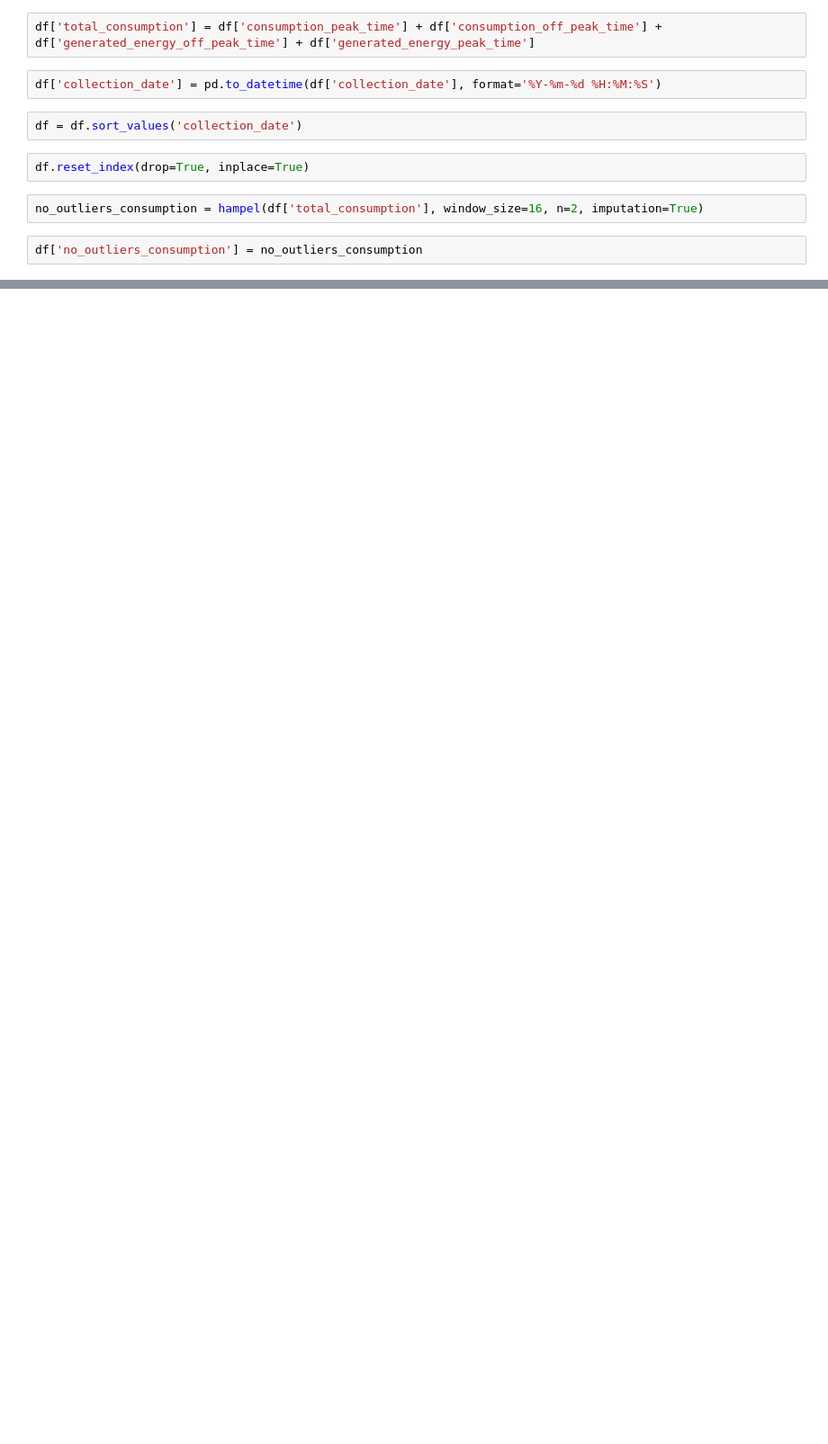
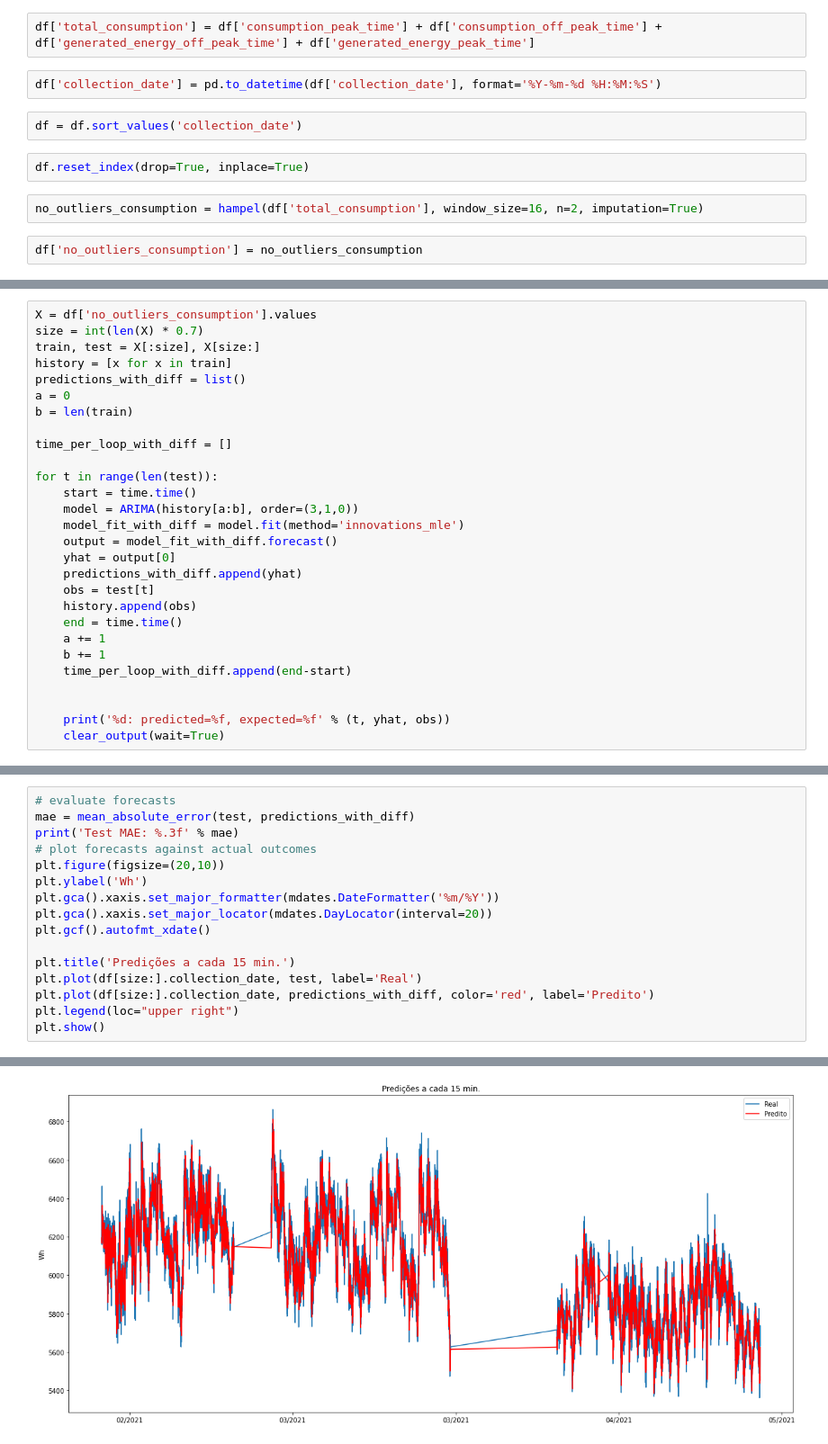
Before and after one commit to TCC-joaorobson-ViniciusBernardo/experiments_notebooks, a Jupyter notebook: ARIMA.ipynb, the cells around one changed output, grey strips where cells are left out. Shown: that part at 90% size. Cells and saved outputs as stored; diff of their text form; blank space fills up the shorter version.

Commit message:
Update notebooks and add model.json

```diff
--- a/ARIMA.ipynb
+++ b/ARIMA.ipynb
@@ -94,0 +121,28 @@ plt.show()
+# %%
+X = df['no_outliers_consumption'].values
+size = int(len(X) * 0.7)
+train, test = X[:size], X[size:]
+history = [x for x in train]
+predictions_with_diff = list()
+a = 0
+b = len(train)
+
+time_per_loop_with_diff = []
+
+for t in range(len(test)):
+    start = time.time()
+    model = ARIMA(history[a:b], order=(3,1,0))
+    model_fit_with_diff = model.fit(method='innovations_mle')
+    output = model_fit_with_diff.forecast()
+    yhat = output[0]
+    predictions_with_diff.append(yhat)
+    obs = test[t]
+    history.append(obs)
+    end = time.time()
+    a += 1
+    b += 1
+    time_per_loop_with_diff.append(end-start)
+
+
+    print('%d: predicted=%f, expected=%f' % (t, yhat, obs))
+    clear_output(wait=True)
@@ -94,0 +157,17 @@ plt.show()
+# %%
+# evaluate forecasts
+mae = mean_absolute_error(test, predictions_with_diff)
+print('Test MAE: %.3f' % mae)
+# plot forecasts against actual outcomes
+plt.figure(figsize=(20,10))
+plt.ylabel('Wh')
+plt.gca().xaxis.set_major_formatter(mdates.DateFormatter('%m/%Y'))
+plt.gca().xaxis.set_major_locator(mdates.DayLocator(interval=20))
+plt.gcf().autofmt_xdate()
+
+plt.title('Predições a cada 15 min.')
+plt.plot(df[size:].collection_date, test, label='Real')
+plt.plot(df[size:].collection_date, predictions_with_diff, color='red', label='Predito')
+plt.legend(loc="upper right")
+plt.show()
+# %% [output]
@@ -94,0 +175 @@ plt.show()
+[figure, added]
```
Also changed, not shown: parts of 12 cells of this notebook, 3 other files.
